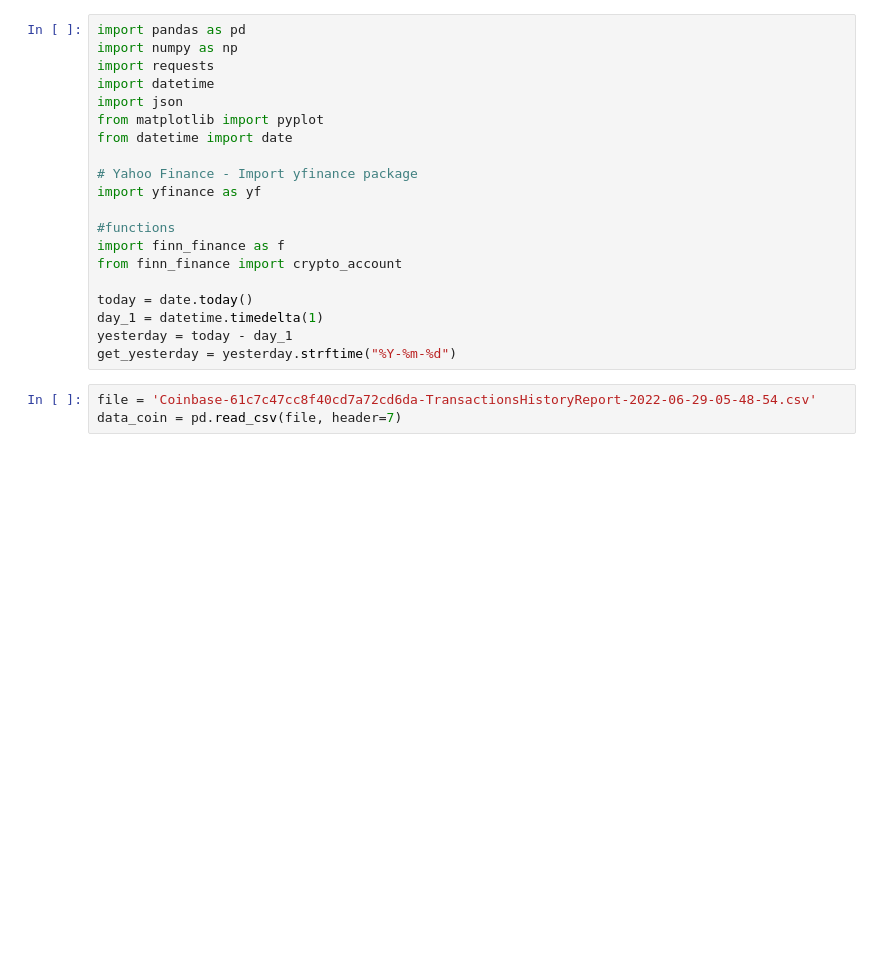
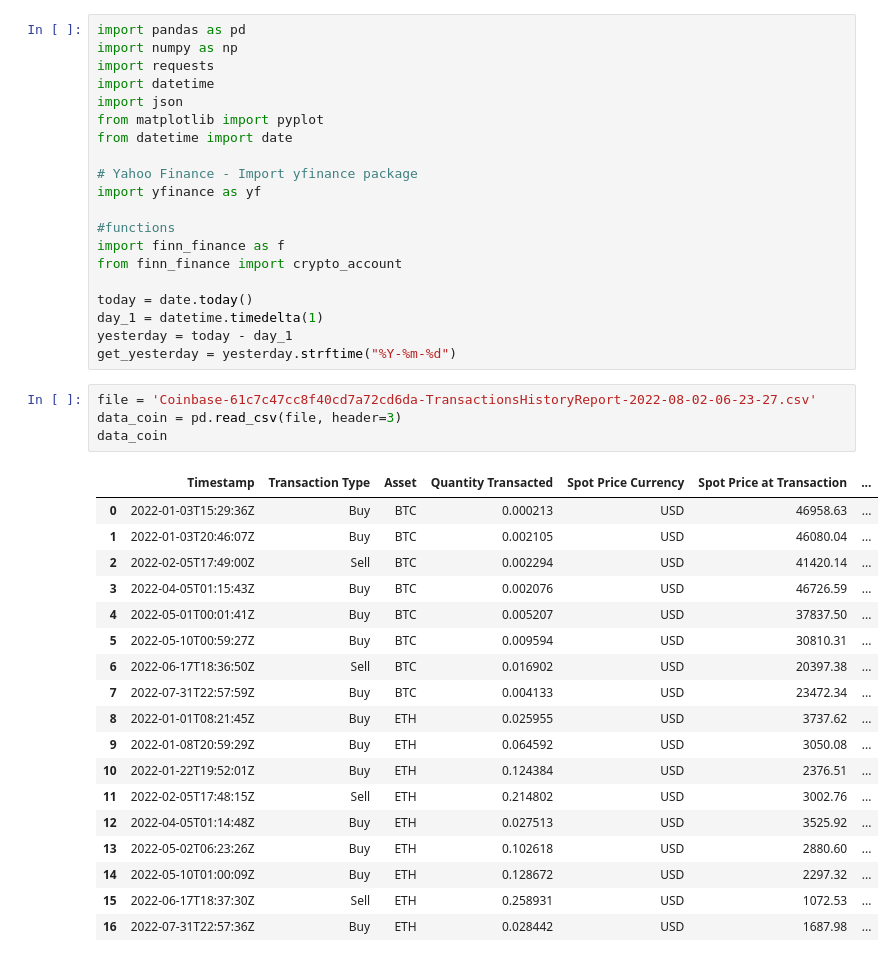
Before and after one commit to finnnilsen90/finance-blockchain_analysis, a Jupyter notebook: crypto_analysis.ipynb, the cells around one changed output. Saved outputs shown, nothing was run; the diff lists cells and outputs as text; blank space fills up the shorter version.

```diff
--- a/crypto_analysis.ipynb
+++ b/crypto_analysis.ipynb
@@ -19,8 +19,28 @@ day_1 = datetime.timedelta(1)
 yesterday = today - day_1
 get_yesterday = yesterday.strftime("%Y-%m-%d")
 # %%
-file = 'Coinbase-61c7c47cc8f40cd7a72cd6da-TransactionsHistoryReport-2022-06-29-05-48-54.csv'
-data_coin = pd.read_csv(file, header=7)
+file = 'Coinbase-61c7c47cc8f40cd7a72cd6da-TransactionsHistoryReport-2022-08-02-06-23-27.csv'
+data_coin = pd.read_csv(file, header=3)
+data_coin
+# %% [output]
+|  | Timestamp | Transaction Type | Asset | Quantity Transacted | Spot Price Currency | Spot Price at Transaction | ... |
+| 0 | 2022-01-03T15:29:36Z | Buy | BTC | 0.000213 | USD | 46958.63 | ... |
+| 1 | 2022-01-03T20:46:07Z | Buy | BTC | 0.002105 | USD | 46080.04 | ... |
+| 2 | 2022-02-05T17:49:00Z | Sell | BTC | 0.002294 | USD | 41420.14 | ... |
+| 3 | 2022-04-05T01:15:43Z | Buy | BTC | 0.002076 | USD | 46726.59 | ... |
+| 4 | 2022-05-01T00:01:41Z | Buy | BTC | 0.005207 | USD | 37837.50 | ... |
+| 5 | 2022-05-10T00:59:27Z | Buy | BTC | 0.009594 | USD | 30810.31 | ... |
+| 6 | 2022-06-17T18:36:50Z | Sell | BTC | 0.016902 | USD | 20397.38 | ... |
+| 7 | 2022-07-31T22:57:59Z | Buy | BTC | 0.004133 | USD | 23472.34 | ... |
+| 8 | 2022-01-01T08:21:45Z | Buy | ETH | 0.025955 | USD | 3737.62 | ... |
+| 9 | 2022-01-08T20:59:29Z | Buy | ETH | 0.064592 | USD | 3050.08 | ... |
+| 10 | 2022-01-22T19:52:01Z | Buy | ETH | 0.124384 | USD | 2376.51 | ... |
+| 11 | 2022-02-05T17:48:15Z | Sell | ETH | 0.214802 | USD | 3002.76 | ... |
+| 12 | 2022-04-05T01:14:48Z | Buy | ETH | 0.027513 | USD | 3525.92 | ... |
+| 13 | 2022-05-02T06:23:26Z | Buy | ETH | 0.102618 | USD | 2880.60 | ... |
+| 14 | 2022-05-10T01:00:09Z | Buy | ETH | 0.128672 | USD | 2297.32 | ... |
+| 15 | 2022-06-17T18:37:30Z | Sell | ETH | 0.258931 | USD | 1072.53 | ... |
+| 16 | 2022-07-31T22:57:36Z | Buy | ETH | 0.028442 | USD | 1687.98 | ... |
 # %%
 # Set Lookback
 lookback_window = 90
```
Also changed, not shown: parts of 6 cells of this notebook.
